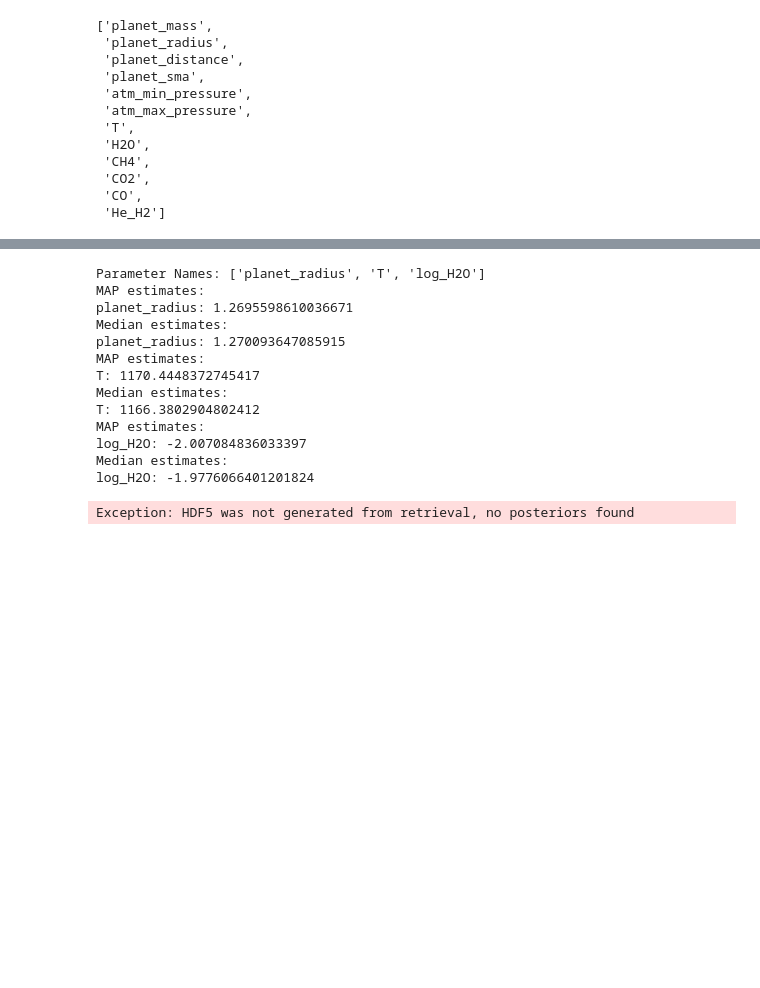
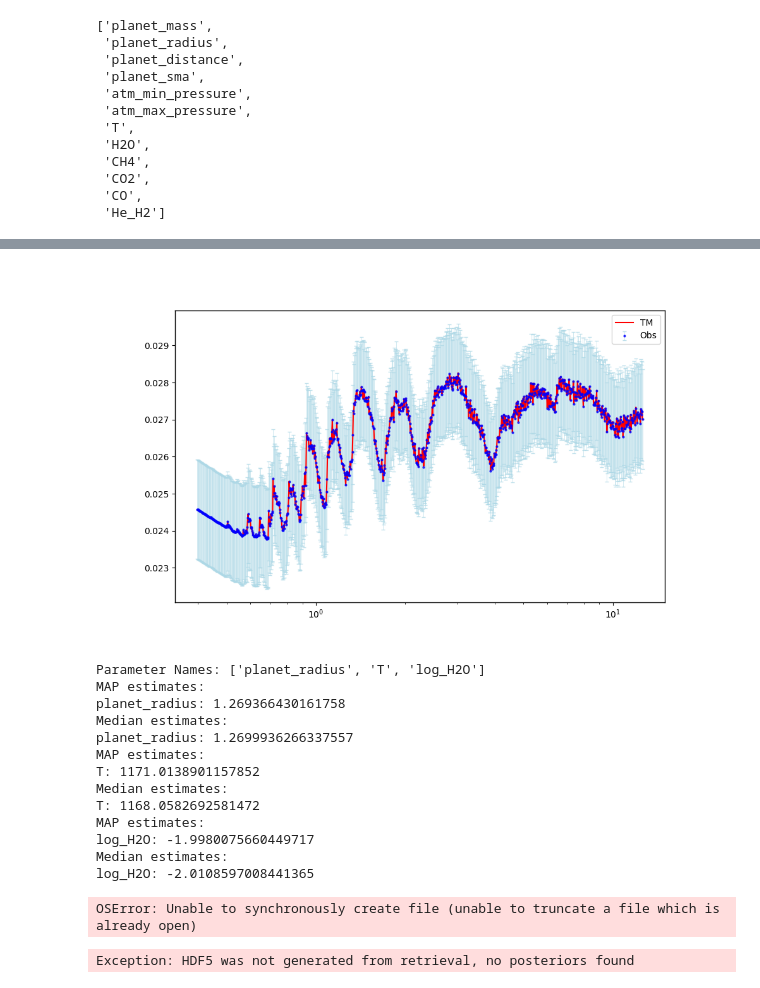
Before and after one commit to riccsimo/T_G_B_T, a Jupyter notebook: Assignment3/wasp_39b_atmosphere_TaskC.ipynb, the cells around one changed output, grey strips where cells are left out. Drawn from its saved outputs; the diff is of its cells as text; code cells hidden in the pictures; blank space fills up the shorter version.

Commit message:
Aggiustato il plot

```diff
--- a/Assignment3/wasp_39b_atmosphere_TaskC.ipynb
+++ b/Assignment3/wasp_39b_atmosphere_TaskC.ipynb
@@ -242,3 +240,15 @@ h:  9.200
+# %%
+for solution, optimized_map, optimized_value, values in opt.get_solution():
+    opt.update_model(optimized_map)
+    plt.figure(figsize=(10,6))
+    plt.errorbar(obs.wavelengthGrid,obs.spectrum,obs.errorBar, fmt='o', color='blue', markersize=2,
+    ecolor='lightblue', elinewidth=0.5, capsize=2, alpha=0.75, label="Obs")
+    plt.plot(obs.wavelengthGrid, obin.bin_model(tm.model(obs.wavenumberGrid))[1], color='r', label='TM')
+    plt.legend()
+    plt.xscale('log')
+    plt.show()
+# %% [output]
+[figure, added]
 # %%
 for sol_num, optimized_map, median_values, extra in opt.get_solution():
     stats, fitting_params, raw_traces, raw_weights = extra
@@ -266,17 +276,17 @@ for sol_num, optimized_map, median_values, extra in opt.get_solution():
 # %% [output]
 Parameter Names: ['planet_radius', 'T', 'log_H2O']
 MAP estimates:
-planet_radius: 1.2695598610036671
+planet_radius: 1.269366430161758
 Median estimates:
-planet_radius: 1.270093647085915
+planet_radius: 1.2699936266337557
 MAP estimates:
-T: 1170.4448372745417
+T: 1171.0138901157852
 Median estimates:
-T: 1166.3802904802412
+T: 1168.0582692581472
 MAP estimates:
-log_H2O: -2.007084836033397
+log_H2O: -1.9980075660449717
 Median estimates:
-log_H2O: -1.9776066401201824
+log_H2O: -2.0108597008441365
 # %%
 # Define the output file
 from taurex.output.hdf5 import HDF5Output
@@ -284,6 +294,8 @@ output_file = "retrieval1.h5"
 
 with HDF5Output(output_file) as o:
     opt.write(o)
+# %% [output]
+OSError: Unable to synchronously create file (unable to truncate a file which is already open)
 # %%
 from taurex.plot.plotter import Plotter
 
```
Also changed, not shown: parts of 4 cells of this notebook, 3 other files.
